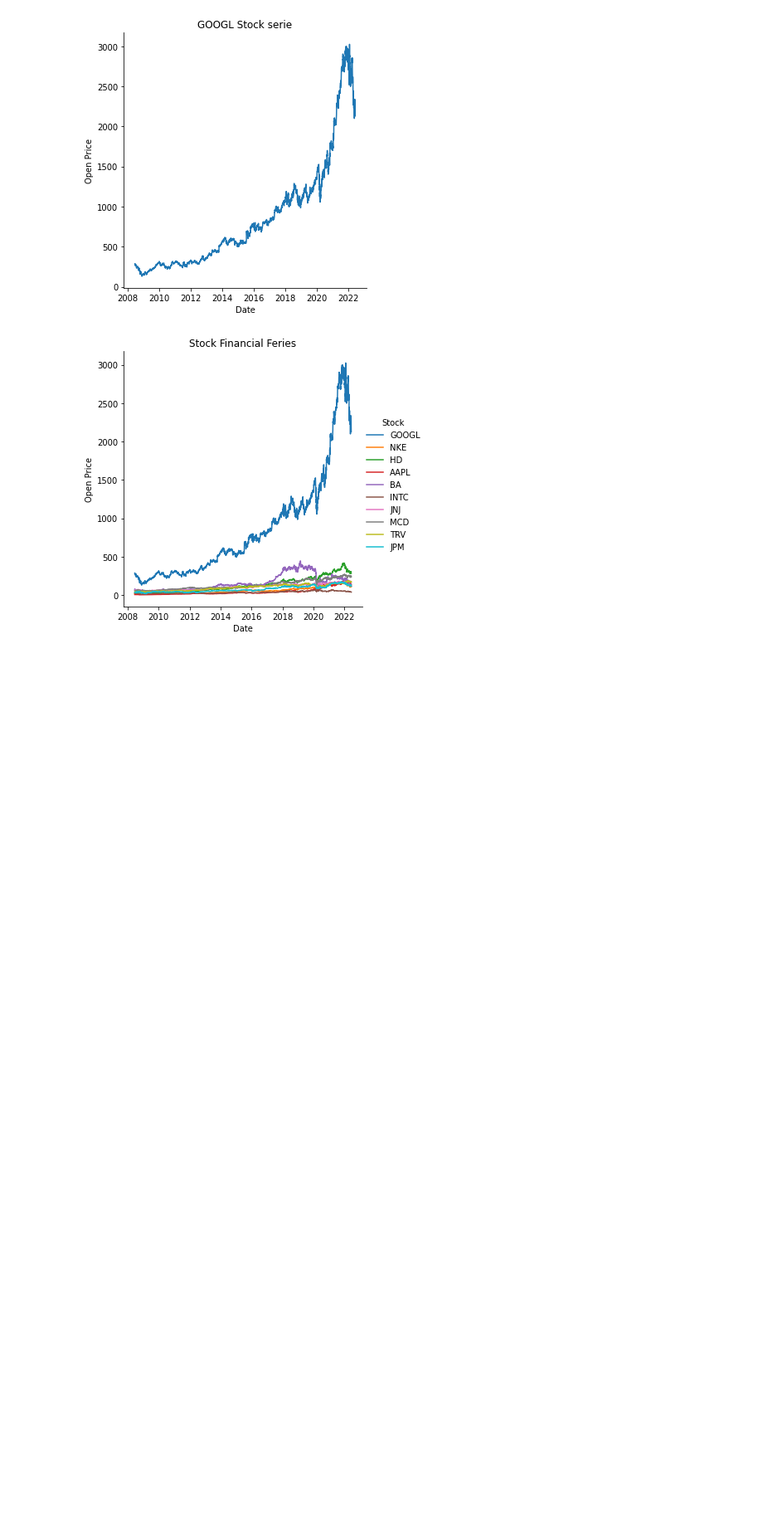
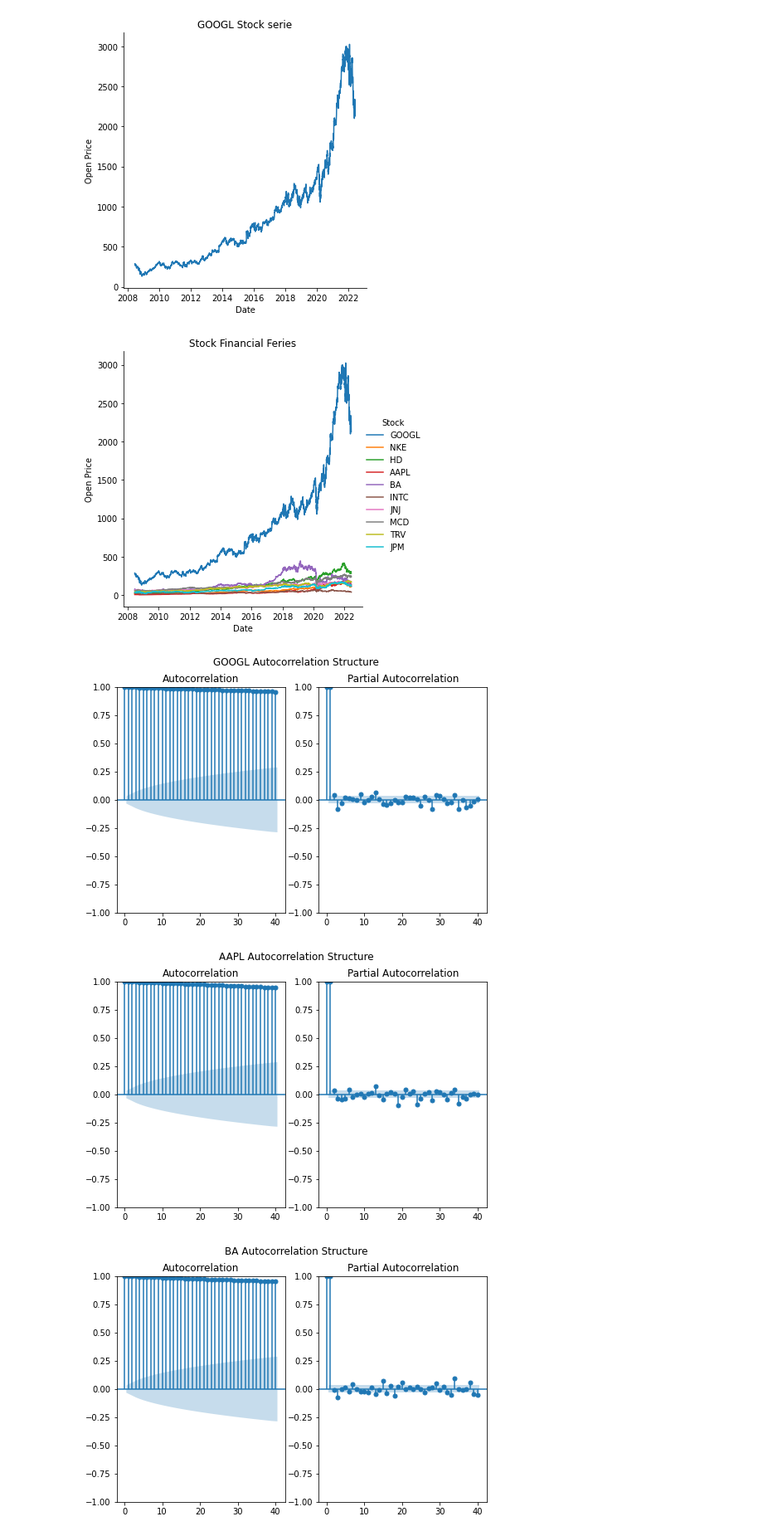
Before and after one commit to SalvatoreLatora/Stock-price-predictions-using-Neural-Networks, a Jupyter notebook: Code_exam.ipynb, the cells around one changed output. Shown at 83% size. Drawn from its saved outputs; the diff is of its cells as text; code cells hidden in the pictures; blank space fills up the shorter version.

Commit message:
ACF and PACF compute

```diff
--- a/Code_exam.ipynb
+++ b/Code_exam.ipynb
@@ -81,0 +82,75 @@ Text(32.28923611111111, 0.5, 'Open Price')
+# %%
+# ACF E PACF di ogni serie; utile anche a capire l'ordine del modello ARIMA
+#-- GOOGL
+fig, ax = plt.subplots(1,2,figsize=(8,5))
+plot_acf(GOOGL['Open'], lags=40, ax=ax[0])
+plot_pacf(GOOGL['Open'], lags=40, ax=ax[1])
+plt.suptitle("GOOGL Autocorrelation Structure")
+plt.show()
+
+#-- AAPL
+fig, ax = plt.subplots(1,2,figsize=(8,5))
+plot_acf(AAPL['Open'], lags=40, ax=ax[0])
+plot_pacf(AAPL['Open'], lags=40, ax=ax[1])
+plt.suptitle("AAPL Autocorrelation Structure")
+plt.show()
+
+#-- BA
+fig, ax = plt.subplots(1,2,figsize=(8,5))
+plot_acf(BA['Open'], lags=40, ax=ax[0])
+plot_pacf(BA['Open'], lags=40, ax=ax[1])
+plt.suptitle("BA Autocorrelation Structure")
+plt.show()
+
+#-- HD
+fig, ax = plt.subplots(1,2,figsize=(8,5))
+plot_acf(HD['Open'], lags=40, ax=ax[0])
+plot_pacf(HD['Open'], lags=40, ax=ax[1])
+plt.suptitle("HD Autocorrelation Structure")
+plt.show()
+
+#-- INTC
+fig, ax = plt.subplots(1,2,figsize=(8,5))
+plot_acf(INTC['Open'], lags=40, ax=ax[0])
+plot_pacf(INTC['Open'], lags=40, ax=ax[1])
+plt.suptitle("INTC Autocorrelation Structure")
+plt.show()
+
+#-- JNJ
+fig, ax = plt.subplots(1,2,figsize=(8,5))
+plot_acf(JNJ['Open'], lags=40, ax=ax[0])
+plot_pacf(JNJ['Open'], lags=40, ax=ax[1])
+plt.suptitle("JNJ Autocorrelation Structure")
+plt.show()
+
+#-- JPM
+fig, ax = plt.subplots(1,2,figsize=(8,5))
+plot_acf(JPM['Open'], lags=40, ax=ax[0])
+plot_pacf(JPM['Open'], lags=40, ax=ax[1])
+plt.suptitle("JPM Autocorrelation Structure")
+plt.show()
+
+#-- MCD
+fig, ax = plt.subplots(1,2,figsize=(8,5))
+plot_acf(MCD['Open'], lags=40, ax=ax[0])
+plot_pacf(MCD['Open'], lags=40, ax=ax[1])
+plt.suptitle("MCD Autocorrelation Structure")
+plt.show()
+
+#--NKE
+fig, ax = plt.subplots(1,2,figsize=(8,5))
+plot_acf(NKE['Open'], lags=40, ax=ax[0])
+plot_pacf(NKE['Open'], lags=40, ax=ax[1])
+plt.suptitle("NKE Autocorrelation Structure")
+plt.show()
+
+#-- TRV
+fig, ax = plt.subplots(1,2,figsize=(8,5))
+plot_acf(TRV['Open'], lags=40, ax=ax[0])
+plot_pacf(TRV['Open'], lags=40, ax=ax[1])
+plt.suptitle("TRV Autocorrelation Structure")
+plt.show()
+# %% [output]
+[figure, added]
+[figure, added]
+[figure, added]
```
Also changed, not shown: parts of 4 cells of this notebook.
